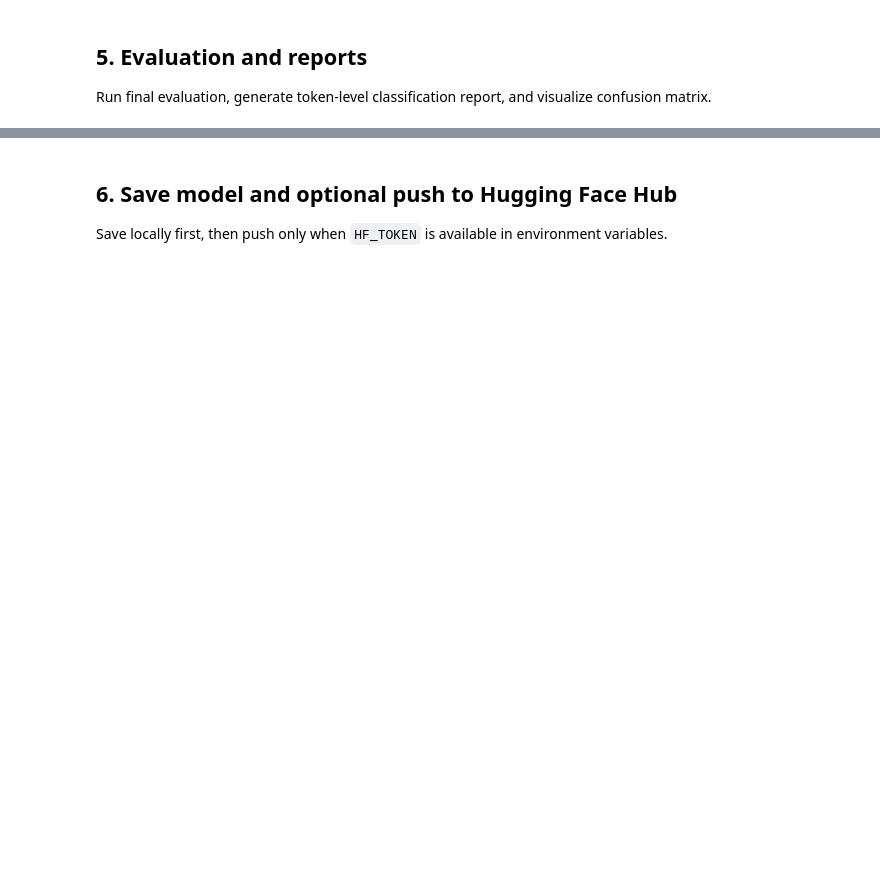
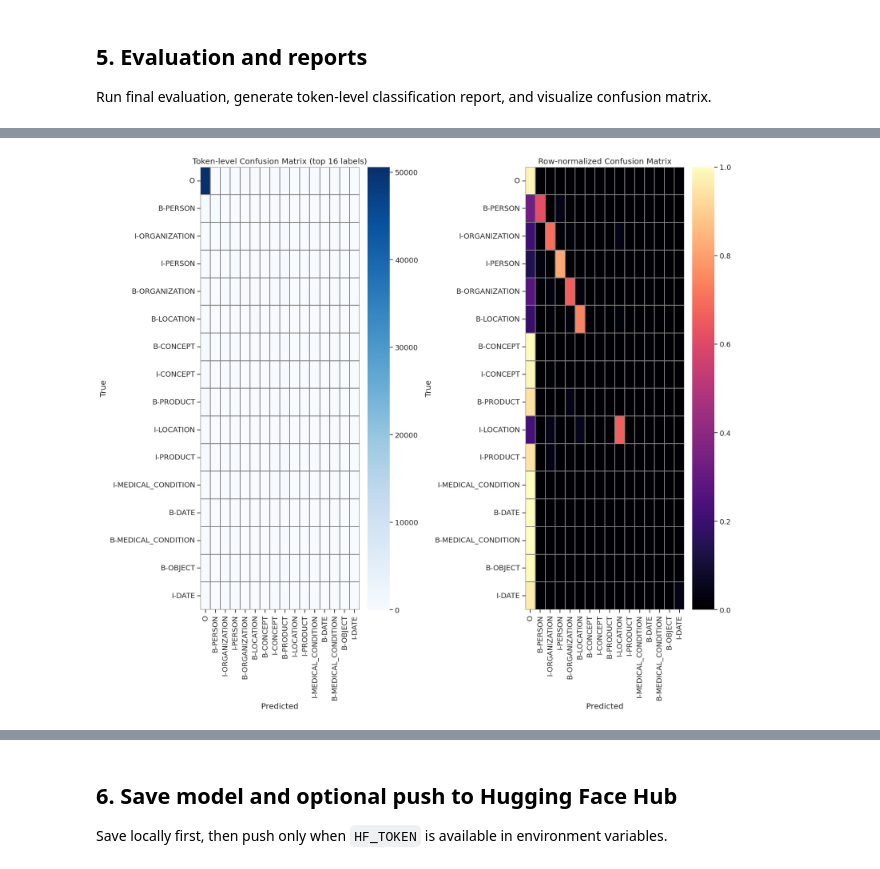
Before and after one commit to anuragvishwakarma02/mlops_project_group23, a Jupyter notebook: mlops-group-project.ipynb, the cells around one changed output, grey strips where cells are left out. Saved outputs shown, nothing was run; the diff lists cells and outputs as text; code cells hidden in the pictures; blank space fills up the shorter version.

```diff
--- a/mlops-group-project.ipynb
+++ b/mlops-group-project.ipynb
@@ -747,0 +756,93 @@ Evaluation results: {'eval_loss': 1.40724515914917, 'eval_precision': 0.37938023
+# %%
+import json
+
+eval_results = trainer.evaluate(tokenized_dataset[eval_split])
+print('Evaluation results:', eval_results)
+
+pred_output = trainer.predict(tokenized_dataset[eval_split])
+pred_ids    = np.argmax(pred_output.predictions, axis=2)
+true_ids    = pred_output.label_ids
+
+# ── Flatten valid (non -100) tokens ──────────────────────────────────────────
+flat_true, flat_pred = [], []
+for pred_seq, true_seq in zip(pred_ids, true_ids):
+    for p, t in zip(pred_seq, true_seq):
+        if t != -100:
+            flat_true.append(int(t))
+            flat_pred.append(int(p))
+
+# ── Classification report ─────────────────────────────────────────────────────
+target_names = [id2label[i] for i in range(len(label_list))]
+report_text  = classification_report(
+    flat_true, flat_pred,
+    labels=list(range(len(label_list))),
+    target_names=target_names,
+    zero_division=0, digits=4,
+)
+report_dict  = classification_report(
+    flat_true, flat_pred,
+    labels=list(range(len(label_list))),
+    target_names=target_names,
+    zero_division=0, digits=4, output_dict=True,
+)
+print(report_text)
+
+# Save reports to EVAL_OUTPUT_DIR
+os.makedirs(EVAL_OUTPUT_DIR, exist_ok=True)
+with open(os.path.join(EVAL_OUTPUT_DIR, 'classification_report.txt'), 'w') as f:
+    f.write(report_text)
+with open(os.path.join(EVAL_OUTPUT_DIR, 'classification_report.json'), 'w') as f:
+    json.dump(report_dict, f, indent=2)
+print(f'Reports saved to {EVAL_OUTPUT_DIR}')
+
+# ── Confusion matrix  ────────────────────────
+all_label_ids  = list(range(len(label_list)))
+all_cm         = confusion_matrix(flat_true, flat_pred, labels=all_label_ids)
+label_support  = all_cm.sum(axis=1)
+o_id           = label2id.get('O', None)
+
+entity_ids     = sorted(
+    [i for i in all_label_ids if i != o_id and label_support[i] > 0],
+    key=lambda i: label_support[i], reverse=True,
+)
+selected_ids   = entity_ids[:TOP_K_CONFUSION]
+if o_id is not None and label_support[o_id] > 0:
+    selected_ids = [o_id] + selected_ids
+if not selected_ids:
+    selected_ids = [i for i in all_label_ids if label_support[i] > 0][:TOP_K_CONFUSION]
+
+cm             = confusion_matrix(flat_true, flat_pred, labels=selected_ids)
+selected_names = [id2label[i] for i in selected_ids]
+row_sums       = cm.sum(axis=1, keepdims=True)
+cm_norm        = np.divide(cm, row_sums, where=row_sums != 0)
+
+fig_w = max(12, min(24, int(0.5 * len(selected_names)) + 8))
+fig_h = max(8,  min(20, int(0.5 * len(selected_names)) + 6))
+fig, axes = plt.subplots(1, 2, figsize=(fig_w, fig_h), constrained_layout=True)
+
+sns.heatmap(cm,      ax=axes[0], cmap='Blues', xticklabels=selected_names, yticklabels=selected_names, linewidths=0.2, linecolor='gray')
+axes[0].set_title(f'Token-level Confusion Matrix (top {len(selected_names)} labels)')
+axes[0].set_xlabel('Predicted'); axes[0].set_ylabel('True')
+axes[0].tick_params(axis='x', rotation=90)
+
+sns.heatmap(cm_norm, ax=axes[1], cmap='magma', vmin=0, vmax=1, xticklabels=selected_names, yticklabels=selected_names, linewidths=0.2, linecolor='gray')
+axes[1].set_title('Row-normalized Confusion Matrix')
+axes[1].set_xlabel('Predicted'); axes[1].set_ylabel('True')
+axes[1].tick_params(axis='x', rotation=90)
+
+plt.savefig(os.path.join(EVAL_OUTPUT_DIR, 'confusion_matrices.png'), dpi=150)
+plt.show()
+
+pair_errors = sorted(
+    [(cm[i, j], selected_names[i], selected_names[j])
+     for i in range(cm.shape[0]) for j in range(cm.shape[1]) if i != j and cm[i, j] > 0],
+    reverse=True,
+)
+print('\nTop label confusions (true -> predicted):')
+for count, true_name, pred_name in pair_errors[:15]:
+    print(f'  {true_name} -> {pred_name}: {int(count)}')
+
+if ENABLE_WANDB and wandb.run is not None:
+    wandb.log({f'final/{k}': v for k, v in eval_results.items() if isinstance(v, (int, float))})
+    wandb.log({'confusion_matrix': wandb.Image(os.path.join(EVAL_OUTPUT_DIR, 'confusion_matrices.png'))})
+# %% [output]
@@ -747,0 +867 @@ Evaluation results: {'eval_loss': 1.40724515914917, 'eval_precision': 0.37938023
+[figure, added]
```
Also changed, not shown: parts of 20 cells of this notebook.
